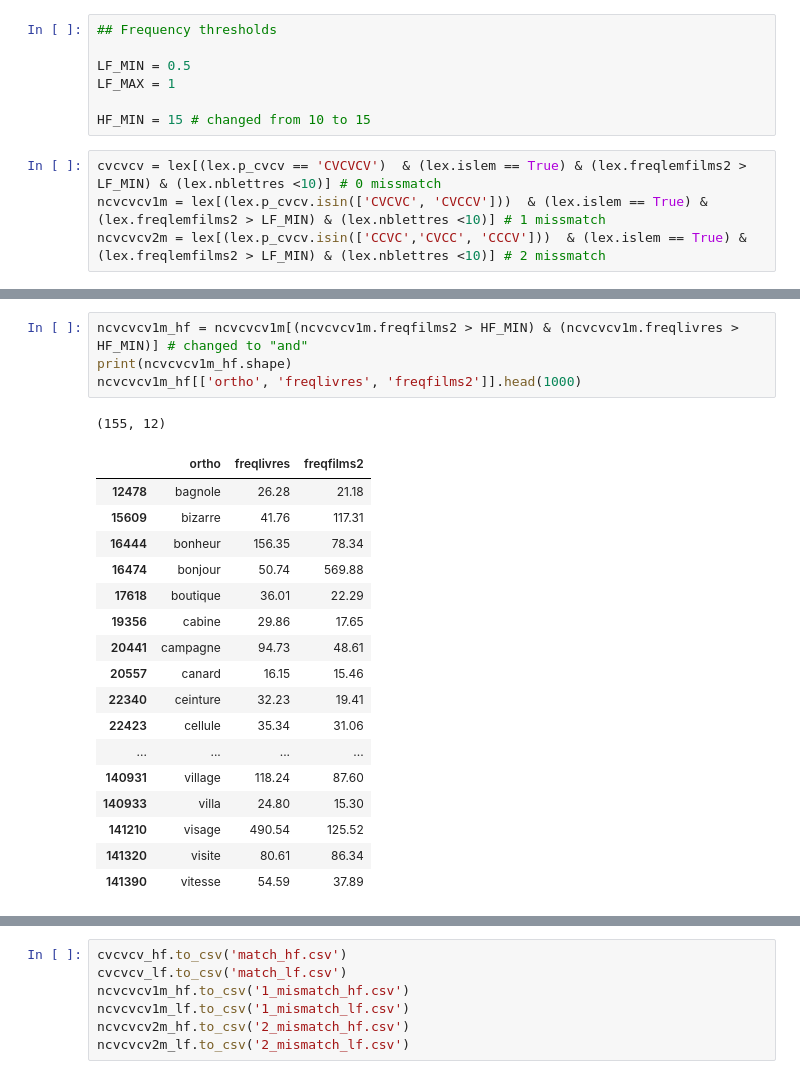
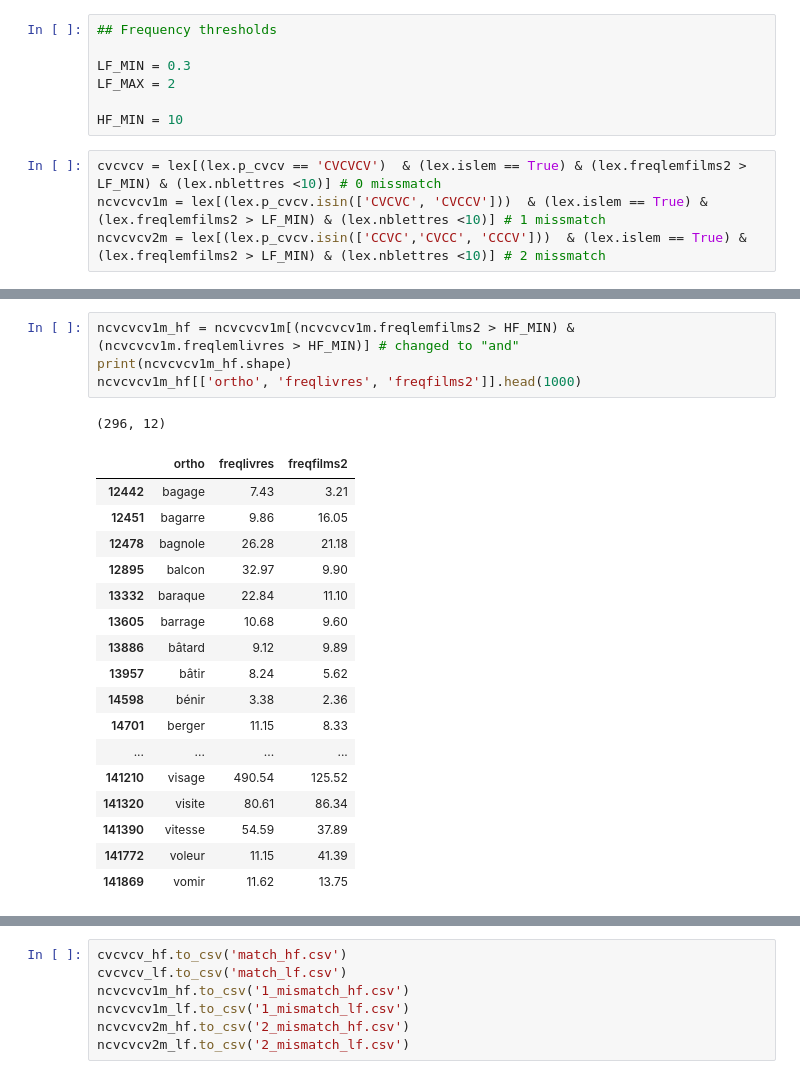
Before and after one commit to chrplr/LPC_2022, a Jupyter notebook: lpc_materials.ipynb, the cells around one changed output, grey strips where cells are left out. Drawn from its saved outputs; the diff is of its cells as text.

```diff
--- a/lpc_materials.ipynb
+++ b/lpc_materials.ipynb
@@ -46,10 +52,10 @@ Experimental factors:
 # %%
 ## Frequency thresholds
 
-LF_MIN = 0.5
-LF_MAX = 1
+LF_MIN = 0.3
+LF_MAX = 2
 
-HF_MIN = 15 # changed from 10 to 15
+HF_MIN = 10
 # %%
 cvcvcv = lex[(lex.p_cvcv == 'CVCVCV')  & (lex.islem == True) & (lex.freqlemfilms2 > LF_MIN) & (lex.nblettres <10)] # 0 missmatch
 ncvcvcv1m = lex[(lex.p_cvcv.isin(['CVCVC', 'CVCCV']))  & (lex.islem == True) & (lex.freqlemfilms2 > LF_MIN) & (lex.nblettres <10)] # 1 missmatch
@@ -102,24 +102,24 @@ cvcvcv_lf[['ortho', 'phon', 'freqlivres', 'freqfilms2']].head(1000) # it was [['
 | 142593 | zizanie | zizani | 0.34 | 0.56 |
 # %%
-ncvcvcv1m_hf = ncvcvcv1m[(ncvcvcv1m.freqfilms2 > HF_MIN) & (ncvcvcv1m.freqlivres > HF_MIN)] # changed to "and"
+ncvcvcv1m_hf = ncvcvcv1m[(ncvcvcv1m.freqlemfilms2 > HF_MIN) & (ncvcvcv1m.freqlemlivres > HF_MIN)] # changed to "and"
 print(ncvcvcv1m_hf.shape)
 ncvcvcv1m_hf[['ortho', 'freqlivres', 'freqfilms2']].head(1000)
 # %% [output]
-(155, 12)
+(296, 12)
 |  | ortho | freqlivres | freqfilms2 |
+| 12442 | bagage | 7.43 | 3.21 |
+| 12451 | bagarre | 9.86 | 16.05 |
 | 12478 | bagnole | 26.28 | 21.18 |
-| 15609 | bizarre | 41.76 | 117.31 |
-| 16444 | bonheur | 156.35 | 78.34 |
-| 16474 | bonjour | 50.74 | 569.88 |
-| 17618 | boutique | 36.01 | 22.29 |
-| 19356 | cabine | 29.86 | 17.65 |
-| 20441 | campagne | 94.73 | 48.61 |
-| 20557 | canard | 16.15 | 15.46 |
-| 22340 | ceinture | 32.23 | 19.41 |
-| 22423 | cellule | 35.34 | 31.06 |
+| 12895 | balcon | 32.97 | 9.90 |
+| 13332 | baraque | 22.84 | 11.10 |
+| 13605 | barrage | 10.68 | 9.60 |
+| 13886 | bâtard | 9.12 | 9.89 |
+| 13957 | bâtir | 8.24 | 5.62 |
+| 14598 | bénir | 3.38 | 2.36 |
+| 14701 | berger | 11.15 | 8.33 |
 | ... | ... | ... | ... |
-| 140931 | village | 118.24 | 87.60 |
-| 140933 | villa | 24.80 | 15.30 |
 | 141210 | visage | 490.54 | 125.52 |
 | 141320 | visite | 80.61 | 86.34 |
 | 141390 | vitesse | 54.59 | 37.89 |
+| 141772 | voleur | 11.15 | 41.39 |
+| 141869 | vomir | 11.62 | 13.75 |
```
Also changed, not shown: parts of 8 cells of this notebook, 6 other files.
